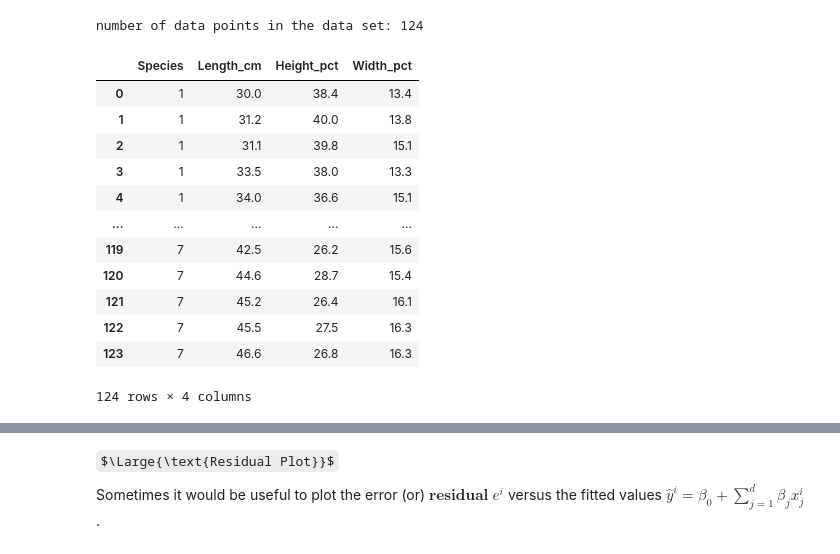
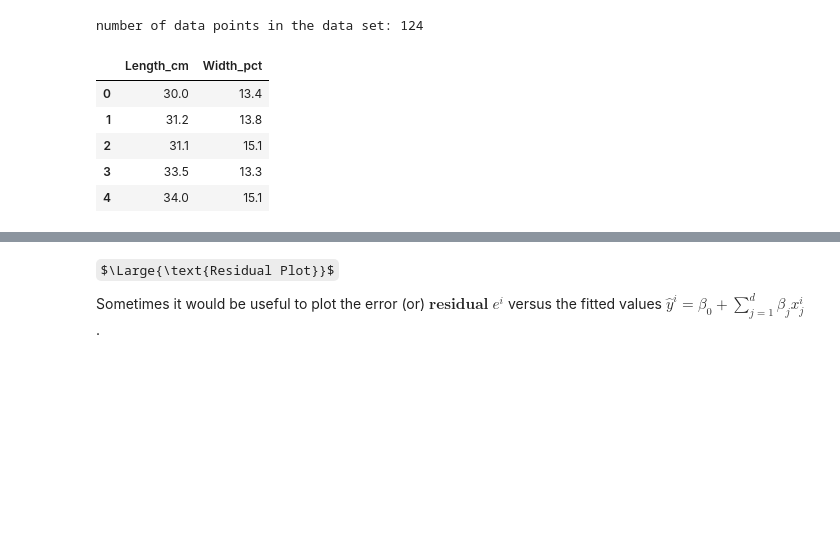
Before and after one commit to arvind-maurya/MachineLearning, a Jupyter notebook: Assignment/AIMLCEP_Q1-3.ipynb, the cells around one changed output, grey strips where cells are left out. Drawn from its saved outputs; the diff is of its cells as text; code cells hidden in the pictures; some formulas as TeX source; blank space fills up the shorter version.

```diff
--- a/Assignment/AIMLCEP_Q1-3.ipynb
+++ b/Assignment/AIMLCEP_Q1-3.ipynb
@@ -283,25 +167,18 @@ print('number of data points in the data set:',n_train)
 # %% [output]
 number of data points in the data set: 124
 # %%
-#extract the predictor variable columns
-cols = [0,1,2,3]
+#extract the predictor variable columns. We see that Lenght and width is the most significant attributes
+cols = [1,3]
 X_data = weight_height_data[weight_height_data.columns[cols]]
 
-X_data
+X_data.head()
 # %% [output]
-|  | Species | Length_cm | Height_pct | Width_pct |
-| 0 | 1 | 30.0 | 38.4 | 13.4 |
-| 1 | 1 | 31.2 | 40.0 | 13.8 |
-| 2 | 1 | 31.1 | 39.8 | 15.1 |
-| 3 | 1 | 33.5 | 38.0 | 13.3 |
-| 4 | 1 | 34.0 | 36.6 | 15.1 |
-| ... | ... | ... | ... | ... |
-| 119 | 7 | 42.5 | 26.2 | 15.6 |
-| 120 | 7 | 44.6 | 28.7 | 15.4 |
-| 121 | 7 | 45.2 | 26.4 | 16.1 |
-| 122 | 7 | 45.5 | 27.5 | 16.3 |
-| 123 | 7 | 46.6 | 26.8 | 16.3 |
+|  | Length_cm | Width_pct |
+| 0 | 30.0 | 13.4 |
+| 1 | 31.2 | 13.8 |
+| 2 | 31.1 | 15.1 |
+| 3 | 33.5 | 13.3 |
+| 4 | 34.0 | 15.1 |
-124 rows × 4 columns
 # %%
 #convert predictor variable columns into a numpy array
 
```
Also changed, not shown: parts of 34 cells of this notebook.
